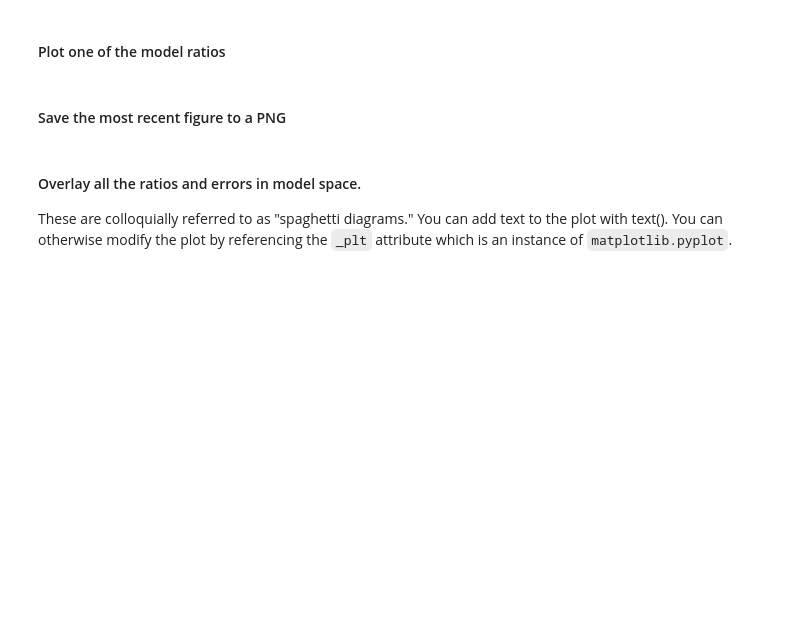
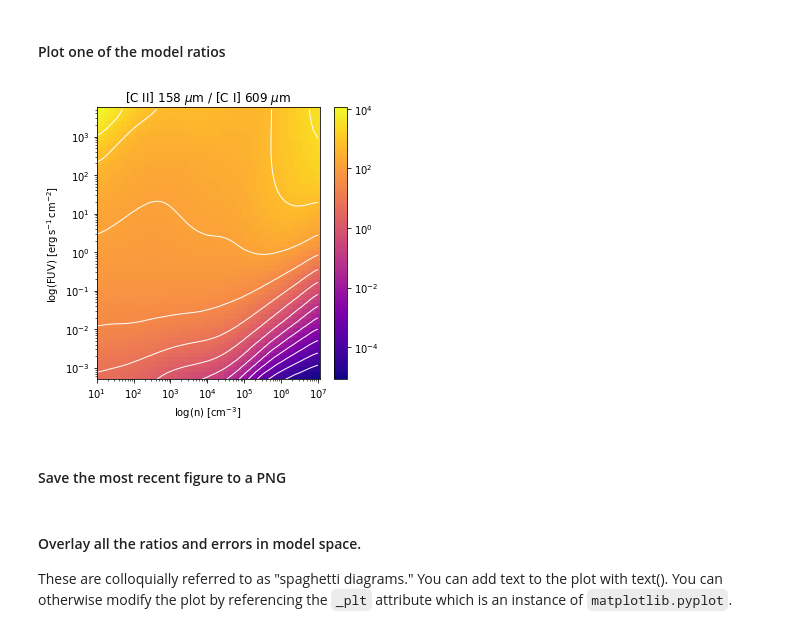
Before and after one commit to mpound/pdrtpy-nb, a Jupyter notebook: notebooks/PDRT_Example_Find_n_G0_Single_Pixel.ipynb, the cells around one changed output. Drawn from its saved outputs; the diff is of its cells as text; code cells hidden in the pictures; blank space fills up the shorter version.

```diff
--- a/notebooks/PDRT_Example_Find_n_G0_Single_Pixel.ipynb
+++ b/notebooks/PDRT_Example_Find_n_G0_Single_Pixel.ipynb
@@ -104,7 +142,9 @@ list(p._modelratios.keys())
 # %% [markdown]
 #### Plot one of the model ratios
 # %%
-plot.modelratio("CII_158/CI_609")
+plot.modelratio("CII_158/CI_609",norm="log")
+# %% [output]
+[figure, added]
 # %% [markdown]
 #### Save the most recent figure to a PNG
 # %%
```
Also changed, not shown: parts of 21 cells of this notebook, 9 other files.
